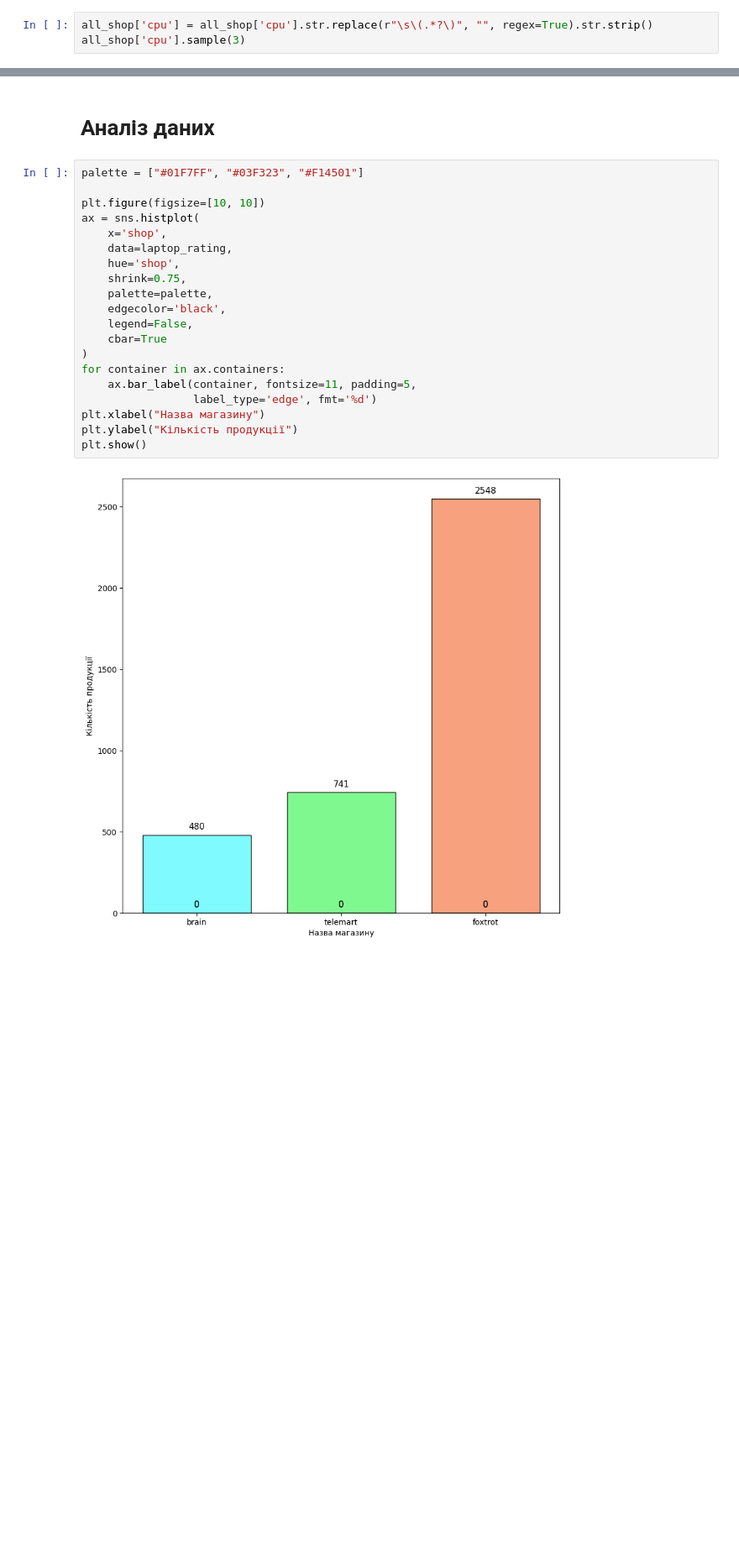
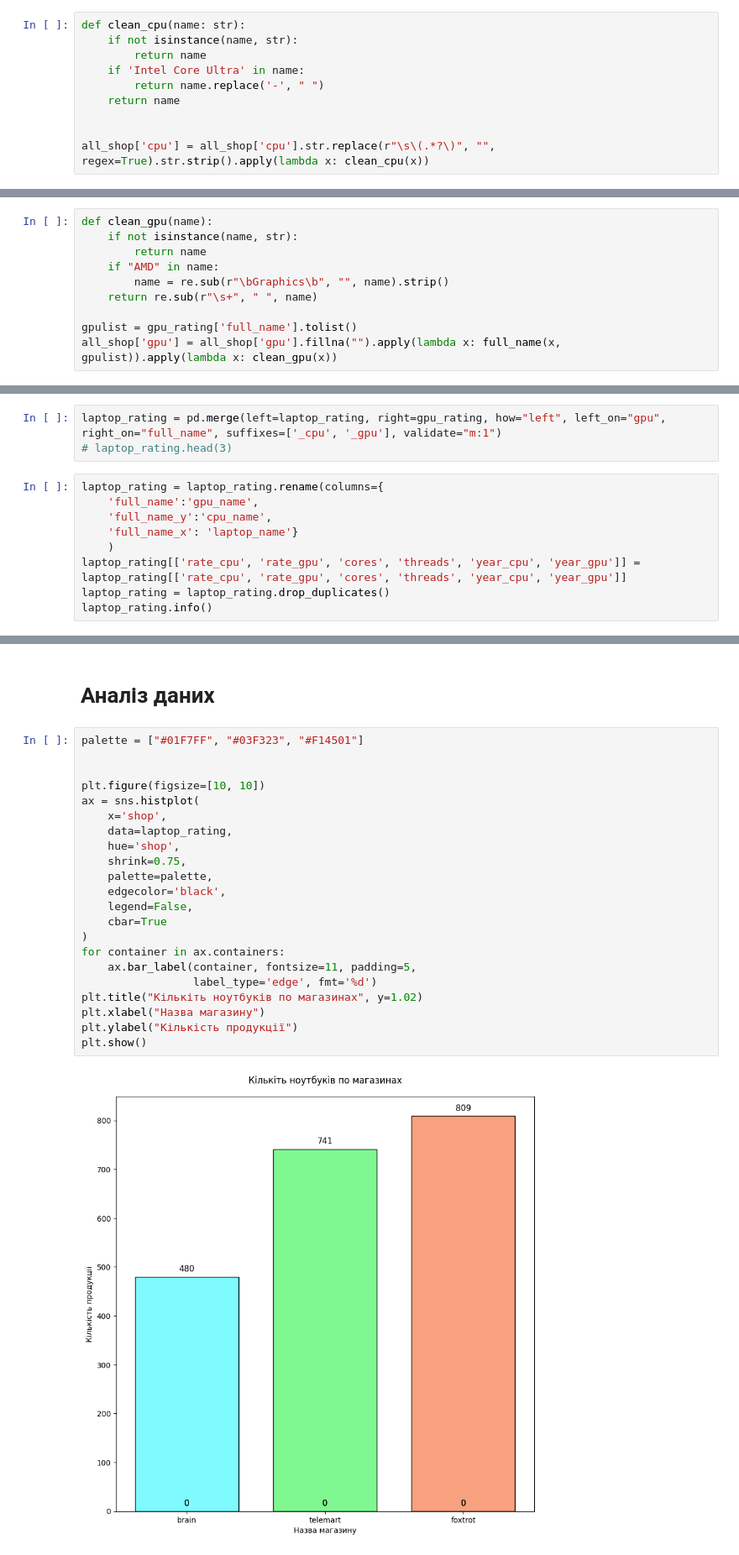
Before and after one commit to TopolyaNOT/laptop_analysis, a Jupyter notebook: test.ipynb, the cells around one changed output, grey strips where cells are left out. Shown at 84% size. Cells and saved outputs as stored; diff of their text form; blank space fills up the shorter version.

Commit message:
add +- work laptop  rating

```diff
--- a/test.ipynb
+++ b/test.ipynb
@@ -173,3 +177,10 @@ laptop_rating.sample(5)
 # %%
-all_shop['cpu'] = all_shop['cpu'].str.replace(r"\s\(.*?\)", "", regex=True).str.strip()
-all_shop['cpu'].sample(3)
+def clean_cpu(name: str):
+    if not isinstance(name, str):
+        return name
+    if 'Intel Core Ultra' in name:
+        return name.replace('-', " ")
+    return name
+
+
+all_shop['cpu'] = all_shop['cpu'].str.replace(r"\s\(.*?\)", "", regex=True).str.strip().apply(lambda x: clean_cpu(x))
@@ -180,0 +187,10 @@ Name: cpu, dtype: str
+# %%
+def clean_gpu(name):
+    if not isinstance(name, str):
+        return name
+    if "AMD" in name:
+        name = re.sub(r"\bGraphics\b", "", name).strip()
+    return re.sub(r"\s+", " ", name)
+
+gpulist = gpu_rating['full_name'].tolist()
+all_shop['gpu'] = all_shop['gpu'].fillna("").apply(lambda x: full_name(x, gpulist)).apply(lambda x: clean_gpu(x))
@@ -180,0 +205,12 @@ Name: cpu, dtype: str
+# %%
+laptop_rating = pd.merge(left=laptop_rating, right=gpu_rating, how="left", left_on="gpu", right_on="full_name", suffixes=['_cpu', '_gpu'], validate="m:1")
+# laptop_rating.head(3)
+# %%
+laptop_rating = laptop_rating.rename(columns={
+    'full_name':'gpu_name',
+    'full_name_y':'cpu_name',
+    'full_name_x': 'laptop_name'}
+    )
+laptop_rating[['rate_cpu', 'rate_gpu', 'cores', 'threads', 'year_cpu', 'year_gpu']] = laptop_rating[['rate_cpu', 'rate_gpu', 'cores', 'threads', 'year_cpu', 'year_gpu']]
+laptop_rating = laptop_rating.drop_duplicates()
+laptop_rating.info()
@@ -193,23 +247,25 @@ def get_spec(string: str, key: str) -> str | None:
 # Аналіз даних
 # %%
 palette = ["#01F7FF", "#03F323", "#F14501"]
+
 
 plt.figure(figsize=[10, 10])
 ax = sns.histplot(
     x='shop',
     data=laptop_rating,
     hue='shop',
     shrink=0.75,
     palette=palette,
     edgecolor='black',
     legend=False,
     cbar=True
 )
 for container in ax.containers:
     ax.bar_label(container, fontsize=11, padding=5,
                  label_type='edge', fmt='%d')
+plt.title("Кількіть ноутбуків по магазинах", y=1.02)
 plt.xlabel("Назва магазину")
 plt.ylabel("Кількість продукції")
 plt.show()
 # %% [output]
-[figure, old version]
+[figure, new version]
```
Also changed, not shown: parts of 14 cells of this notebook, 2 other files.
